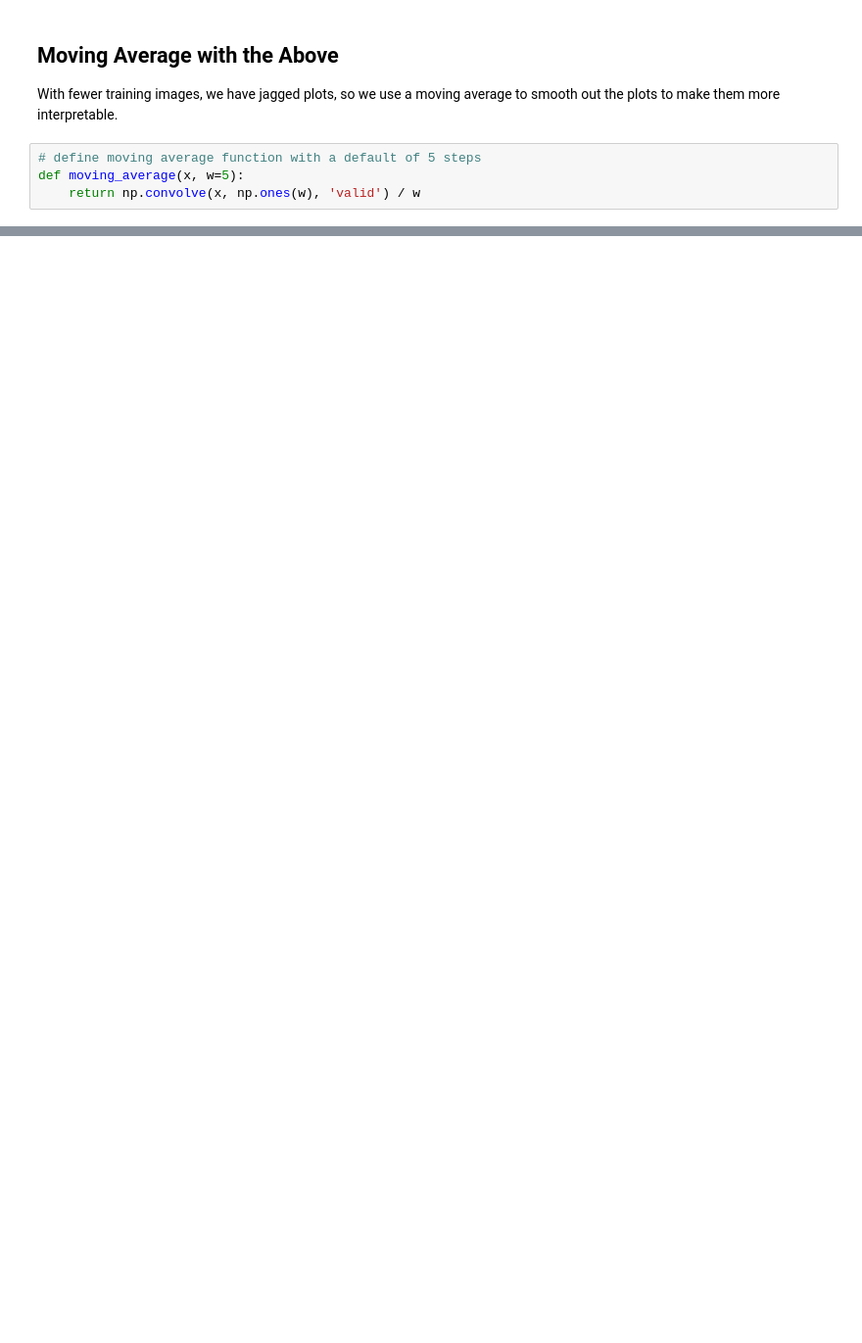
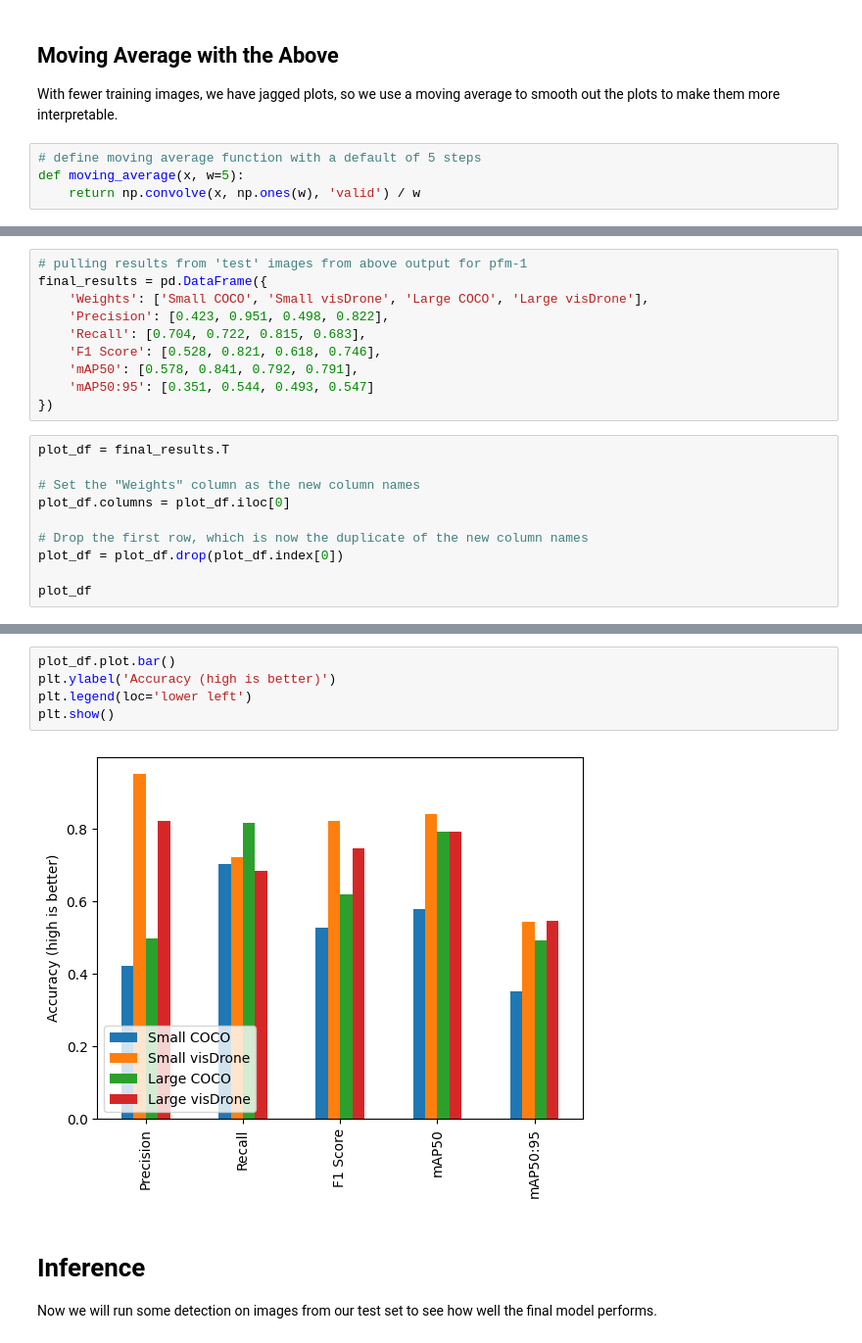
Before and after one commit to joelUSD/PFM1-Detection, a Jupyter notebook: Comparing YOLOv5 Models.ipynb, the cells around one changed output, grey strips where cells are left out. Shown at 98% size. Saved outputs shown, nothing was run; the diff lists cells and outputs as text; blank space fills up the shorter version.

```diff
--- a/Comparing YOLOv5 Models.ipynb
+++ b/Comparing YOLOv5 Models.ipynb
@@ -230,0 +384,20 @@ plt.show()
+# %%
+# pulling results from 'test' images from above output for pfm-1
+final_results = pd.DataFrame({
+    'Weights': ['Small COCO', 'Small visDrone', 'Large COCO', 'Large visDrone'],
+    'Precision': [0.423, 0.951, 0.498, 0.822],
+    'Recall': [0.704, 0.722, 0.815, 0.683],
+    'F1 Score': [0.528, 0.821, 0.618, 0.746],
+    'mAP50': [0.578, 0.841, 0.792, 0.791],
+    'mAP50:95': [0.351, 0.544, 0.493, 0.547]
+})
+# %%
+plot_df = final_results.T
+
+# Set the "Weights" column as the new column names
+plot_df.columns = plot_df.iloc[0]
+
+# Drop the first row, which is now the duplicate of the new column names
+plot_df = plot_df.drop(plot_df.index[0])
+
+plot_df
@@ -230,0 +411,10 @@ plt.show()
+# %%
+plot_df.plot.bar()
+plt.ylabel('Accuracy (high is better)')
+plt.legend(loc='lower left')
+plt.show()
+# %% [output]
+[figure, added]
+# %% [markdown]
+# Inference
+Now we will run some detection on images from our test set to see how well the final model performs.
```
Also changed, not shown: parts of 30 cells of this notebook.
